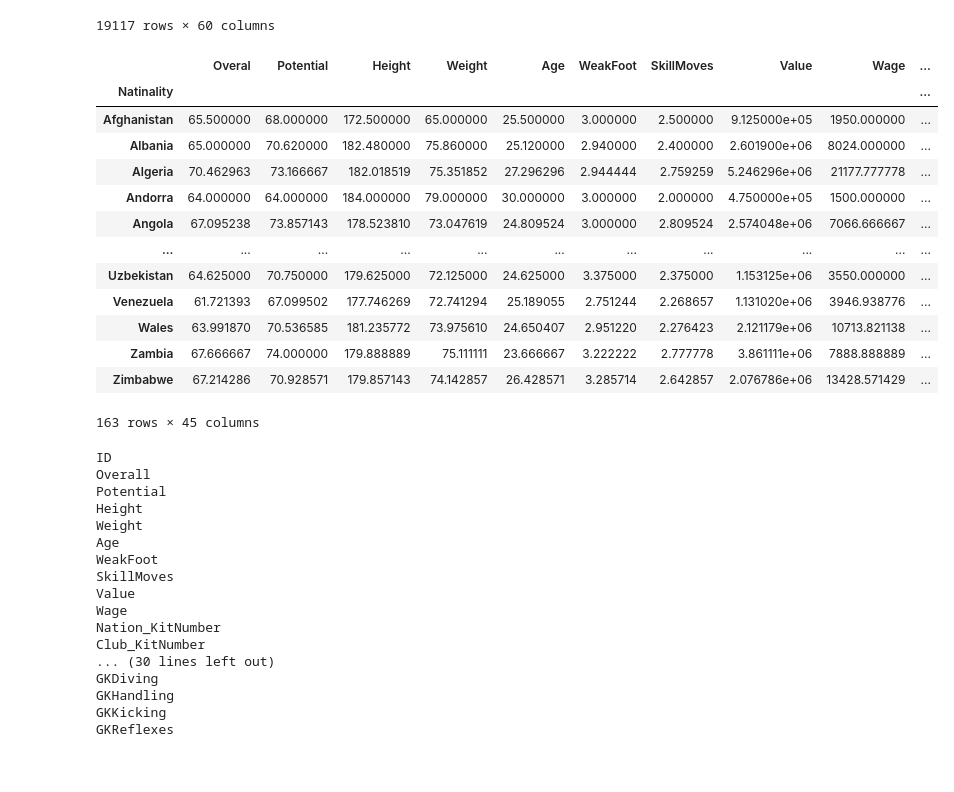
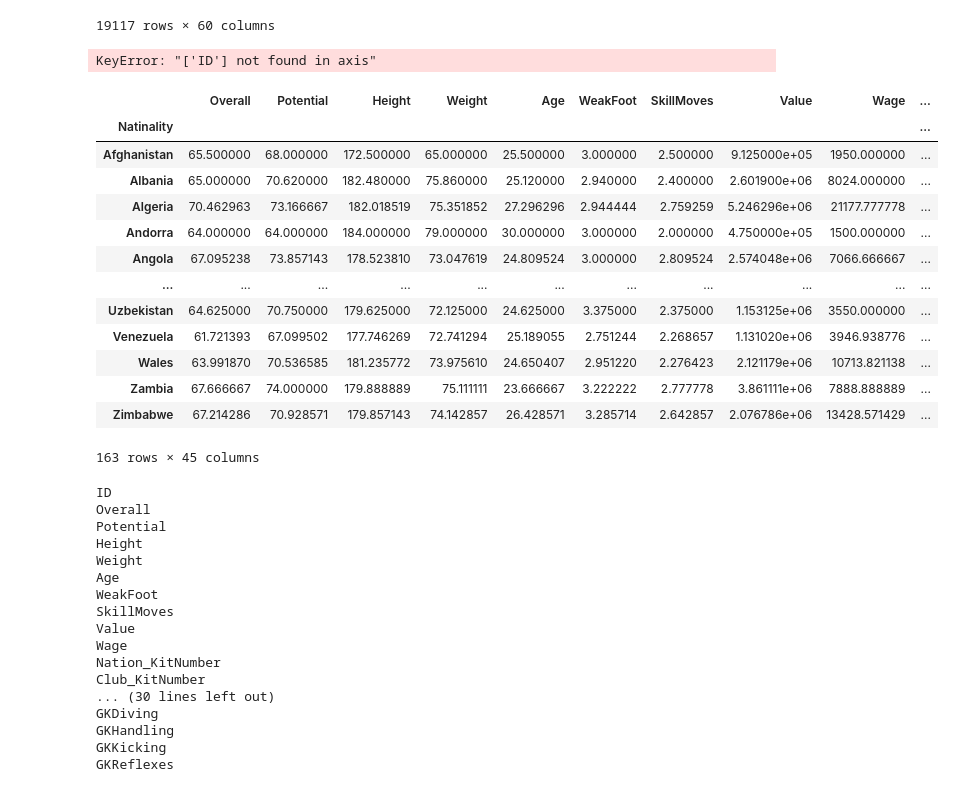
Before and after one commit to madelynbaker/2022-World-Cup-Prediction, a Jupyter notebook: ETL.ipynb, the cells around one changed output. Cells and saved outputs as stored; diff of their text form; code cells hidden in the pictures.

```diff
--- a/ETL.ipynb
+++ b/ETL.ipynb
@@ -102,6 +124,8 @@ result
 home_team_win
 away_team_win
 draw
+# %%
+pd.set_option('display.max_columns', None)
 # %%
 # stats for individual players
 data_df = pd.read_csv(data2021_csv)
@@ -140,21 +166,25 @@ data_df.rename(columns = {'Natinality':'Nationality', 'Overal':'Overall'})
 # averaging stats of each player to get an overall 'score' for each team
 averages_for_teams = data_df.groupby(["Natinality"]).mean()
 # %%
-averages_for_teams.drop(columns = 'ID')
+averages_for_teams = averages_for_teams.drop(columns = 'ID')
 # %% [output]
-|  | Overal | Potential | Height | Weight | Age | WeakFoot | SkillMoves | Value | Wage | ... |
-| Natinality |  |  |  |  |  |  |  |  |  | ... |
-| Afghanistan | 65.500000 | 68.000000 | 172.500000 | 65.000000 | 25.500000 | 3.000000 | 2.500000 | 9.125000e+05 | 1950.000000 | ... |
-| Albania | 65.000000 | 70.620000 | 182.480000 | 75.860000 | 25.120000 | 2.940000 | 2.400000 | 2.601900e+06 | 8024.000000 | ... |
-| Algeria | 70.462963 | 73.166667 | 182.018519 | 75.351852 | 27.296296 | 2.944444 | 2.759259 | 5.246296e+06 | 21177.777778 | ... |
-| Andorra | 64.000000 | 64.000000 | 184.000000 | 79.000000 | 30.000000 | 3.000000 | 2.000000 | 4.750000e+05 | 1500.000000 | ... |
-| Angola | 67.095238 | 73.857143 | 178.523810 | 73.047619 | 24.809524 | 3.000000 | 2.809524 | 2.574048e+06 | 7066.666667 | ... |
-| ... | ... | ... | ... | ... | ... | ... | ... | ... | ... | ... |
-| Uzbekistan | 64.625000 | 70.750000 | 179.625000 | 72.125000 | 24.625000 | 3.375000 | 2.375000 | 1.153125e+06 | 3550.000000 | ... |
-| Venezuela | 61.721393 | 67.099502 | 177.746269 | 72.741294 | 25.189055 | 2.751244 | 2.268657 | 1.131020e+06 | 3946.938776 | ... |
-| Wales | 63.991870 | 70.536585 | 181.235772 | 73.975610 | 24.650407 | 2.951220 | 2.276423 | 2.121179e+06 | 10713.821138 | ... |
-| Zambia | 67.666667 | 74.000000 | 179.888889 | 75.111111 | 23.666667 | 3.222222 | 2.777778 | 3.861111e+06 | 7888.888889 | ... |
-| Zimbabwe | 67.214286 | 70.928571 | 179.857143 | 74.142857 | 26.428571 | 3.285714 | 2.642857 | 2.076786e+06 | 13428.571429 | ... |
-163 rows × 45 columns
+KeyError: "['ID'] not found in axis"
 # %%
 averages_for_teams = averages_for_teams.rename(columns = {'Natinality':'Nationality', 'Overal':'Overall'})
+# %%
+averages_for_teams
+# %% [output]
+|  | Overall | Potential | Height | Weight | Age | WeakFoot | SkillMoves | Value | Wage | ... |
+| Natinality |  |  |  |  |  |  |  |  |  | ... |
+| Afghanistan | 65.500000 | 68.000000 | 172.500000 | 65.000000 | 25.500000 | 3.000000 | 2.500000 | 9.125000e+05 | 1950.000000 | ... |
+| Albania | 65.000000 | 70.620000 | 182.480000 | 75.860000 | 25.120000 | 2.940000 | 2.400000 | 2.601900e+06 | 8024.000000 | ... |
+| Algeria | 70.462963 | 73.166667 | 182.018519 | 75.351852 | 27.296296 | 2.944444 | 2.759259 | 5.246296e+06 | 21177.777778 | ... |
+| Andorra | 64.000000 | 64.000000 | 184.000000 | 79.000000 | 30.000000 | 3.000000 | 2.000000 | 4.750000e+05 | 1500.000000 | ... |
+| Angola | 67.095238 | 73.857143 | 178.523810 | 73.047619 | 24.809524 | 3.000000 | 2.809524 | 2.574048e+06 | 7066.666667 | ... |
+| ... | ... | ... | ... | ... | ... | ... | ... | ... | ... | ... |
+| Uzbekistan | 64.625000 | 70.750000 | 179.625000 | 72.125000 | 24.625000 | 3.375000 | 2.375000 | 1.153125e+06 | 3550.000000 | ... |
+| Venezuela | 61.721393 | 67.099502 | 177.746269 | 72.741294 | 25.189055 | 2.751244 | 2.268657 | 1.131020e+06 | 3946.938776 | ... |
+| Wales | 63.991870 | 70.536585 | 181.235772 | 73.975610 | 24.650407 | 2.951220 | 2.276423 | 2.121179e+06 | 10713.821138 | ... |
+| Zambia | 67.666667 | 74.000000 | 179.888889 | 75.111111 | 23.666667 | 3.222222 | 2.777778 | 3.861111e+06 | 7888.888889 | ... |
+| Zimbabwe | 67.214286 | 70.928571 | 179.857143 | 74.142857 | 26.428571 | 3.285714 | 2.642857 | 2.076786e+06 | 13428.571429 | ... |
+163 rows × 45 columns
```
Also changed, not shown: parts of 3 cells of this notebook, 2 other files.
